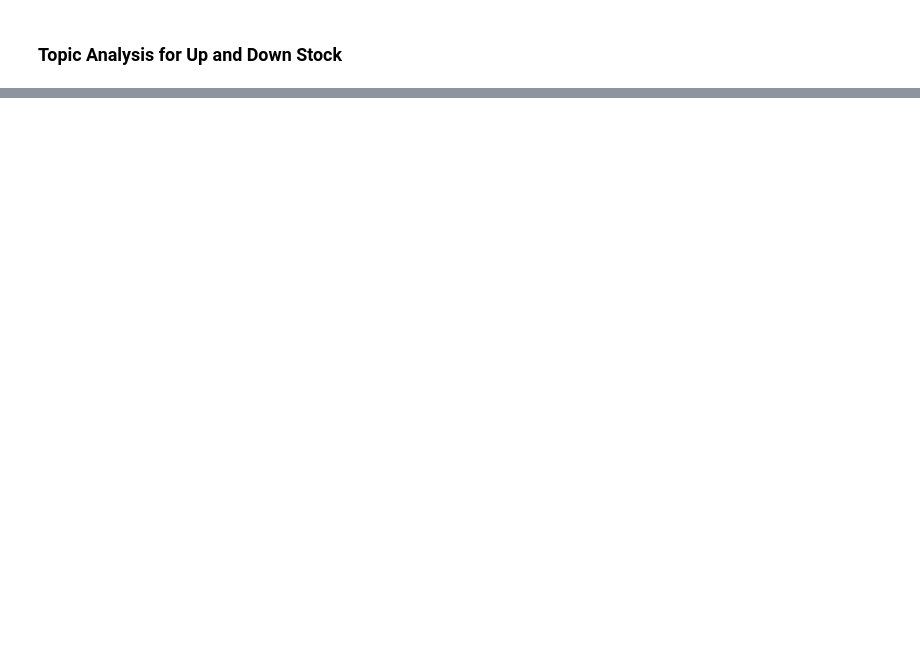
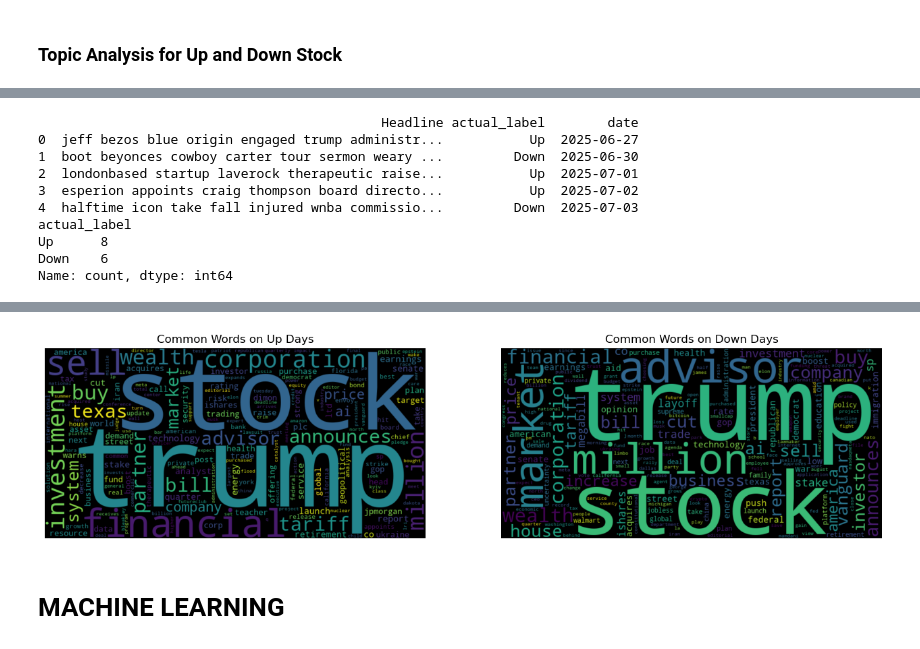
Before and after one commit to crndogan/stock-news-prediction, a Jupyter notebook: notebooks/Master_Data_Modeling.ipynb, the cells around one changed output, grey strips where cells are left out. Drawn from its saved outputs; the diff is of its cells as text; code cells hidden in the pictures; blank space fills up the shorter version.

```diff
--- a/notebooks/Master_Data_Modeling.ipynb
+++ b/notebooks/Master_Data_Modeling.ipynb
@@ -634,0 +525,74 @@ word_freq_df.to_csv("topic_up_down.csv", index=False)
+# %%
+import pandas as pd
+from collections import Counter
+import matplotlib.pyplot as plt
+from wordcloud import WordCloud
+import nltk
+from nltk.corpus import stopwords
+
+# 1) Load
+topic_df      = pd.read_csv("topic_modeling_BI.csv")
+prediction_df = pd.read_csv("BI_prediction_results.csv")
+
+# 2) Merge on date
+merged_df = pd.merge(topic_df, prediction_df, how="inner", on="date")
+
+# 3) Drop any rows without a label
+merged_df = merged_df.dropna(subset=['actual_label'])
+
+# 4) Quick peek to confirm column names & values
+print( merged_df[['Headline','actual_label','date']].head() )
+print( merged_df['actual_label'].value_counts() )
+
+# 5) Tokenize headlines
+merged_df['tokens'] = merged_df['Headline'].str.lower().str.split()
+
+# 6) Explode into word-level series by the string labels
+up_words   = merged_df[merged_df['actual_label']=='Up']['tokens'].explode()
+down_words = merged_df[merged_df['actual_label']=='Down']['tokens'].explode()
+
+# 7) Count
+up_counts   = Counter(up_words)
+down_counts = Counter(down_words)
+
+# 8) Remove stopwords
+nltk.download('stopwords')
+stop_words = set(stopwords.words('english'))
+
+filtered_up   = {w:c for w,c in up_counts.items()   if w not in stop_words}
+filtered_down = {w:c for w,c in down_counts.items() if w not in stop_words}
+
+# 9) Generate & plot word-clouds
+up_wc   = WordCloud(width=800, height=400).generate_from_frequencies(filtered_up)
+down_wc = WordCloud(width=800, height=400).generate_from_frequencies(filtered_down)
+
+plt.figure(figsize=(16,8))
+plt.subplot(1,2,1)
+plt.imshow(up_wc,   interpolation='bilinear'); plt.axis('off')
+plt.title("Common Words on Up Days")
+
+plt.subplot(1,2,2)
+plt.imshow(down_wc, interpolation='bilinear'); plt.axis('off')
+plt.title("Common Words on Down Days")
+
+plt.show()
+
+# 10) Export frequencies for Tableau
+up_df          = pd.DataFrame(filtered_up.items(),   columns=['word','count'])
+up_df['label'] = 'Up'
+down_df        = pd.DataFrame(filtered_down.items(), columns=['word','count'])
+down_df['label'] = 'Down'
+
+word_freq_df = pd.concat([up_df, down_df], ignore_index=True)
+word_freq_df.to_csv("topic_up_down.csv", index=False)
+# %% [output]
+                                            Headline actual_label        date
+0  jeff bezos blue origin engaged trump administr...           Up  2025-06-27
+1  boot beyonces cowboy carter tour sermon weary ...         Down  2025-06-30
+2  londonbased startup laverock therapeutic raise...           Up  2025-07-01
+3  esperion appoints craig thompson board directo...           Up  2025-07-02
+4  halftime icon take fall injured wnba commissio...         Down  2025-07-03
+actual_label
+Up      8
+Down    6
+Name: count, dtype: int64
@@ -634,0 +602,3 @@ word_freq_df.to_csv("topic_up_down.csv", index=False)
+[figure, added]
+# %% [markdown]
+# MACHINE LEARNING
```
Also changed, not shown: parts of 10 cells of this notebook, 4 other files.
